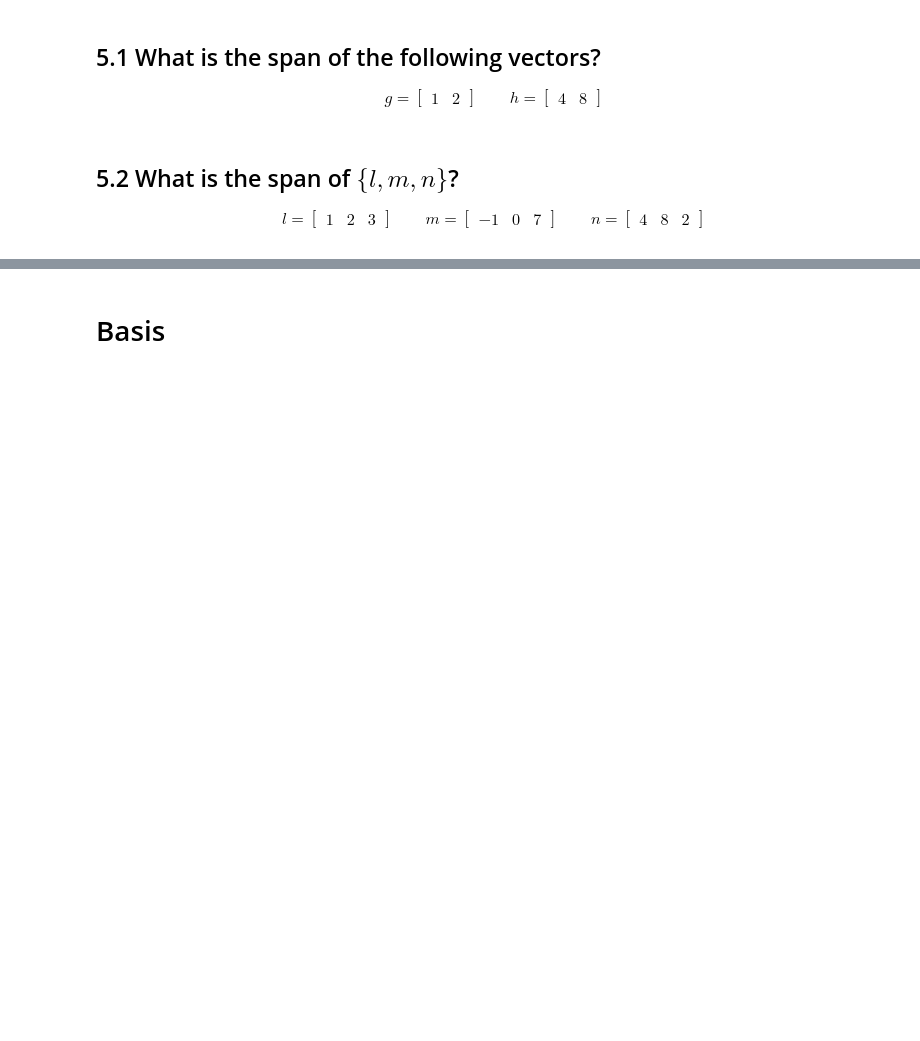
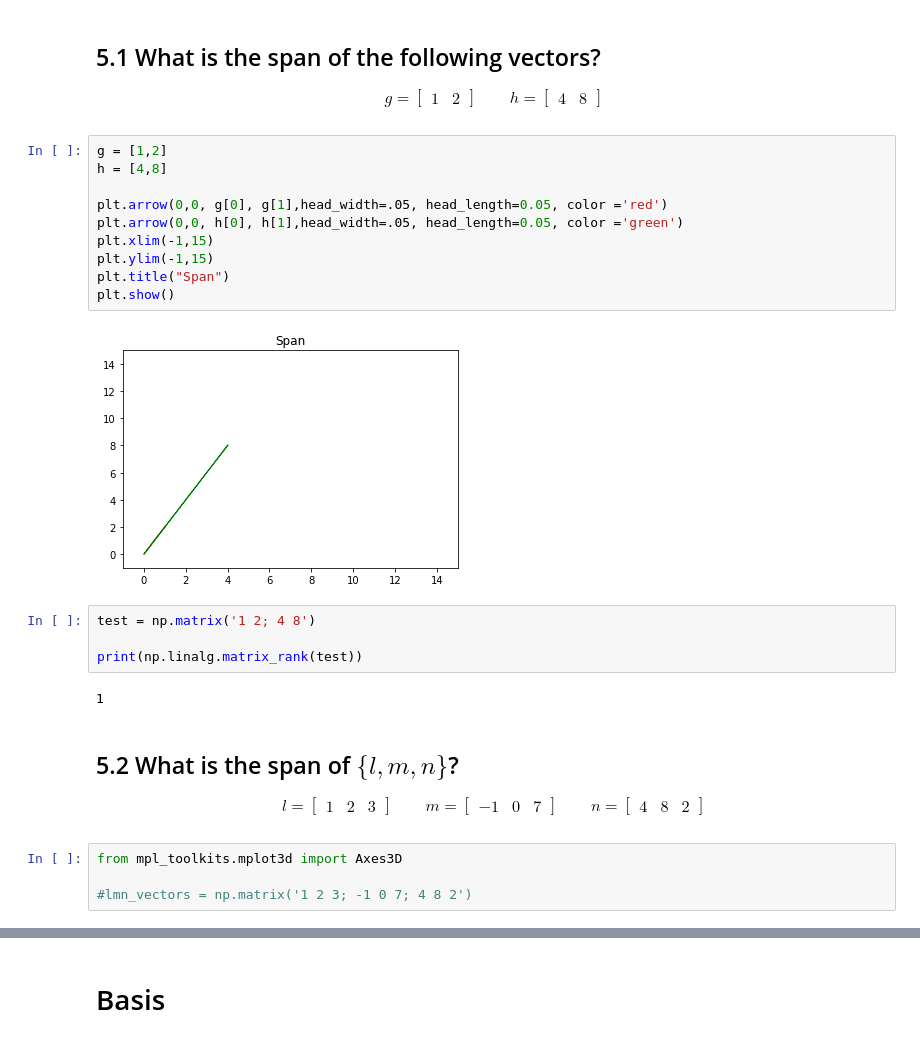
Before and after one commit to ericriveraisme/DS-Unit-1-Sprint-4-Linear-Algebra, a Jupyter notebook: module2-intermediate-linear-algebra/Eric_Rivera_Copy_of_Intermediate_Linear_Algebra_Assignment.ipynb, the cells around one changed output, grey strips where cells are left out. Drawn from its saved outputs; the diff is of its cells as text; blank space fills up the shorter version.

```diff
--- a/module2-intermediate-linear-algebra/Eric_Rivera_Copy_of_Intermediate_Linear_Algebra_Assignment.ipynb
+++ b/module2-intermediate-linear-algebra/Eric_Rivera_Copy_of_Intermediate_Linear_Algebra_Assignment.ipynb
@@ -141,6 +276,24 @@ g = \begin{bmatrix} 1 & 2 \end{bmatrix}
 \qquad
 h = \begin{bmatrix} 4 & 8 \end{bmatrix}
 \end{align}
+# %%
+g = [1,2]
+h = [4,8]
+
+plt.arrow(0,0, g[0], g[1],head_width=.05, head_length=0.05, color ='red')
+plt.arrow(0,0, h[0], h[1],head_width=.05, head_length=0.05, color ='green')
+plt.xlim(-1,15)
+plt.ylim(-1,15)
+plt.title("Span")
+plt.show()
+# %% [output]
+[figure, added]
+# %%
+test = np.matrix('1 2; 4 8')
+
+print(np.linalg.matrix_rank(test))
+# %% [output]
+1
 # %% [markdown]
 ## 5.2 What is the span of $\{l, m, n\}$?
 
@@ -151,3 +304,7 @@ m = \begin{bmatrix} -1 & 0 & 7 \end{bmatrix}
 \qquad
 n = \begin{bmatrix} 4 & 8  & 2\end{bmatrix}
 \end{align}
+# %%
+from mpl_toolkits.mplot3d import Axes3D
+
+#lmn_vectors = np.matrix('1 2 3; -1 0 7; 4 8 2')
```
Also changed, not shown: parts of 31 cells of this notebook.
